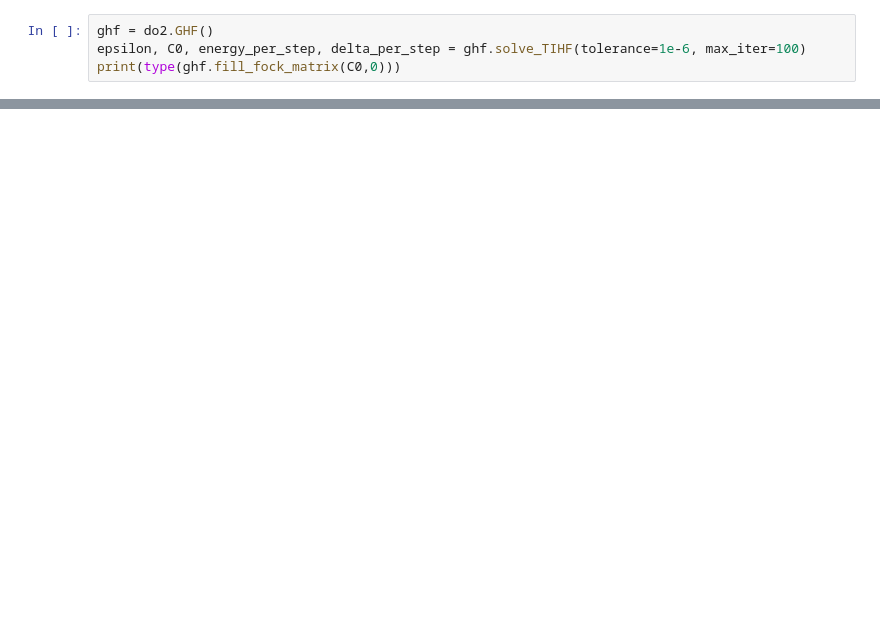
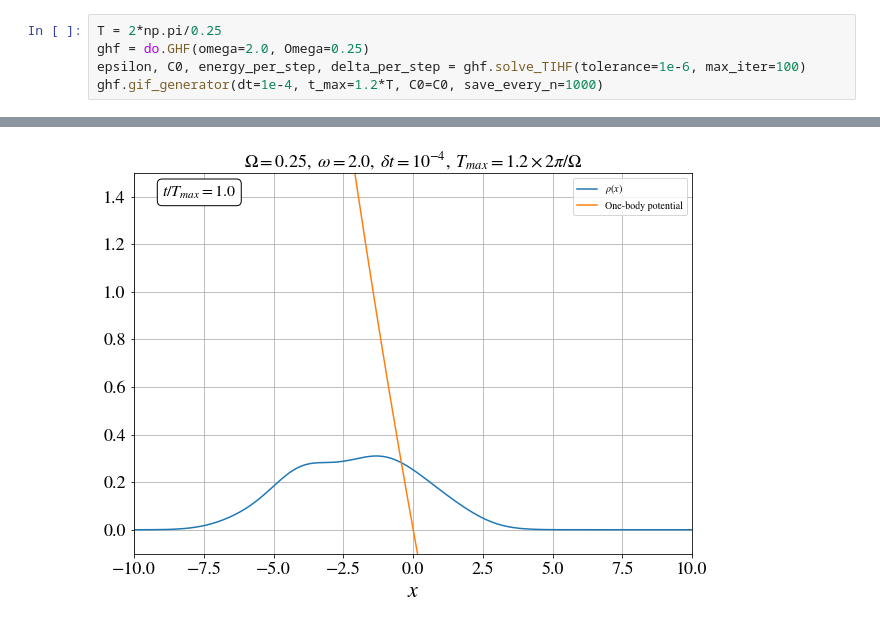
Before and after one commit to Matteo294/FYS4411, a Jupyter notebook: Project2/code/tdhf.ipynb, the cells around one changed output, grey strips where cells are left out. Drawn from its saved outputs; the diff is of its cells as text; blank space fills up the shorter version.

```diff
--- a/Project2/code/tdhf.ipynb
+++ b/Project2/code/tdhf.ipynb
@@ -26,5 +42,6 @@ nparticles = 2
 # %%
-ghf = do2.GHF()
+T = 2*np.pi/0.25
+ghf = do.GHF(omega=2.0, Omega=0.25)
 epsilon, C0, energy_per_step, delta_per_step = ghf.solve_TIHF(tolerance=1e-6, max_iter=100)
-print(type(ghf.fill_fock_matrix(C0,0)))
+ghf.gif_generator(dt=1e-4, t_max=1.2*T, C0=C0, save_every_n=1000)
 # %% [output]
@@ -31,0 +48 @@ SyntaxError: unexpected EOF while parsing (<ipython-input-25-cab3dcb8abcd>, line
+[figure, added]
```
Also changed, not shown: parts of 6 cells of this notebook, 34 other files.
